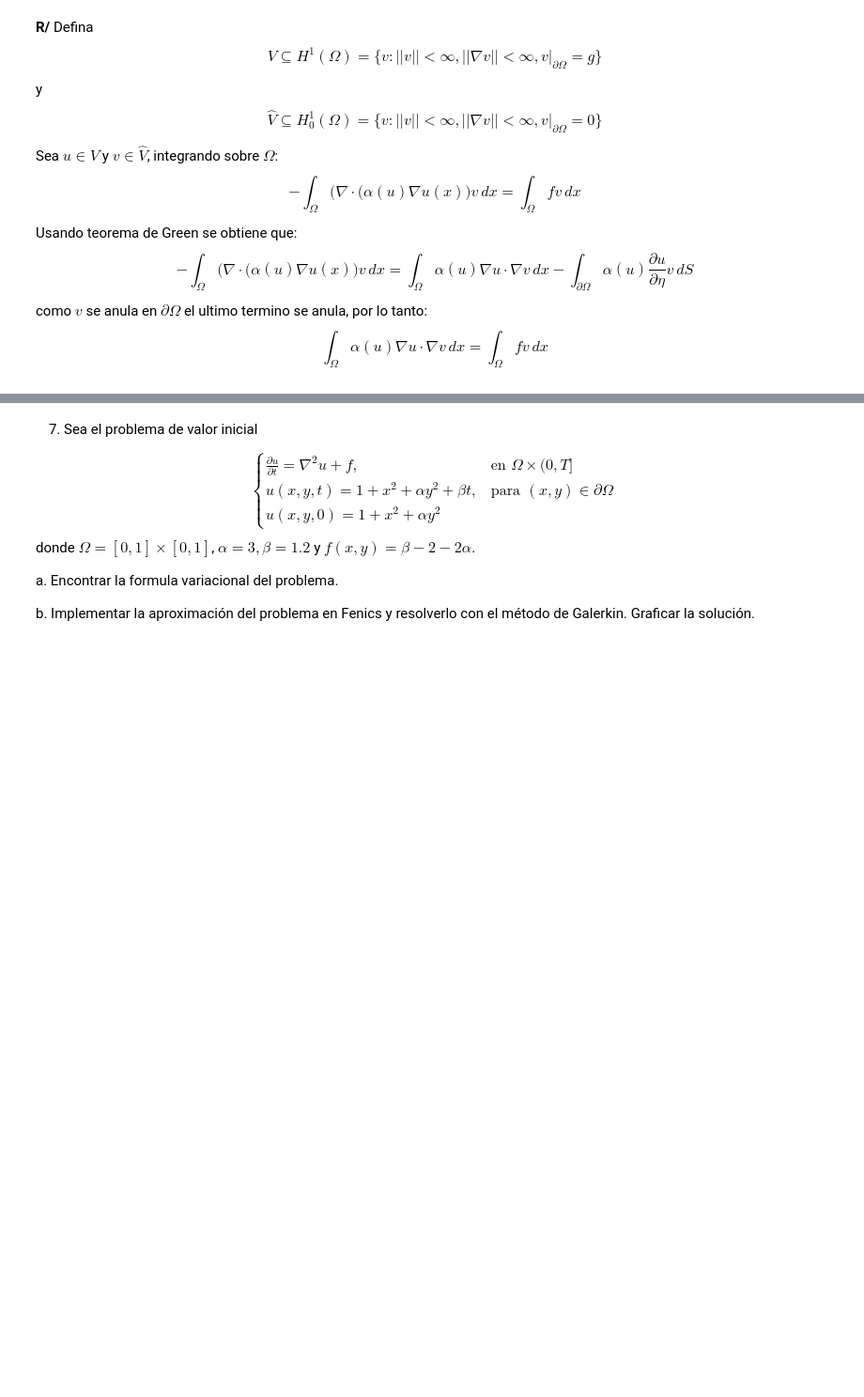
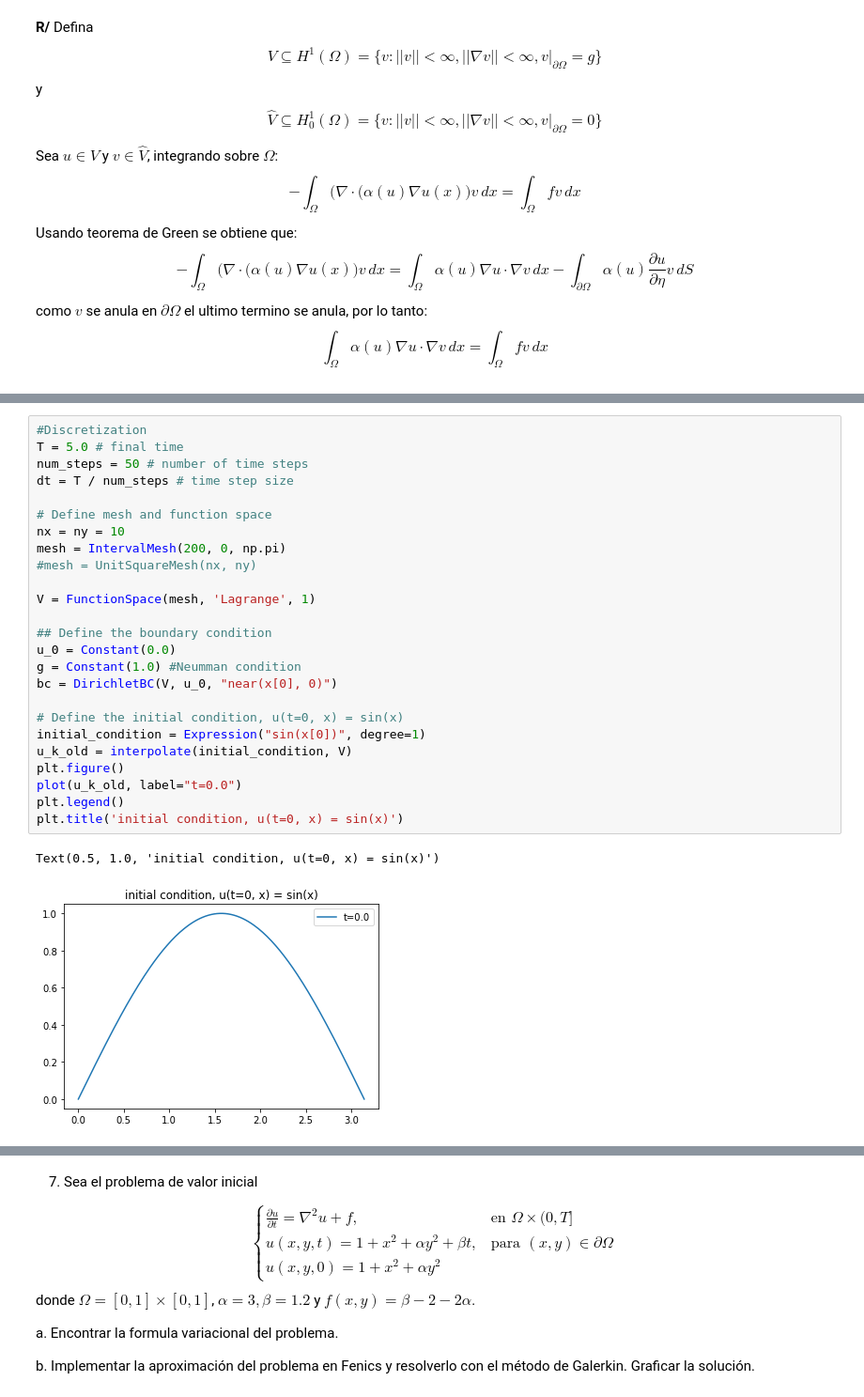
Before and after one commit to suribe06/Modeling-Simulation-2, a Jupyter notebook: FEniCS/taller.ipynb, the cells around one changed output, grey strips where cells are left out. Shown: that part at 94% size. Drawn from its saved outputs; the diff is of its cells as text; blank space fills up the shorter version.

```diff
--- a/FEniCS/taller.ipynb
+++ b/FEniCS/taller.ipynb
@@ -48,0 +171,28 @@ y $U_a=1$, $U_b=1$, $\alpha=5$, Implementar la aproximación del problema 1  en
+# %%
+#Discretization
+T = 5.0 # final time
+num_steps = 50 # number of time steps
+dt = T / num_steps # time step size
+
+# Define mesh and function space
+nx = ny = 10
+mesh = IntervalMesh(200, 0, np.pi)
+#mesh = UnitSquareMesh(nx, ny)
+
+V = FunctionSpace(mesh, 'Lagrange', 1)
+
+## Define the boundary condition
+u_0 = Constant(0.0)
+g = Constant(1.0) #Neumman condition
+bc = DirichletBC(V, u_0, "near(x[0], 0)")
+
+# Define the initial condition, u(t=0, x) = sin(x)
+initial_condition = Expression("sin(x[0])", degree=1)
+u_k_old = interpolate(initial_condition, V)
+plt.figure()
+plot(u_k_old, label="t=0.0")
+plt.legend()
+plt.title('initial condition, u(t=0, x) = sin(x)')
+# %% [output]
+Text(0.5, 1.0, 'initial condition, u(t=0, x) = sin(x)')
+[figure, added]
```
Also changed, not shown: parts of 13 cells of this notebook, 16 other files.
